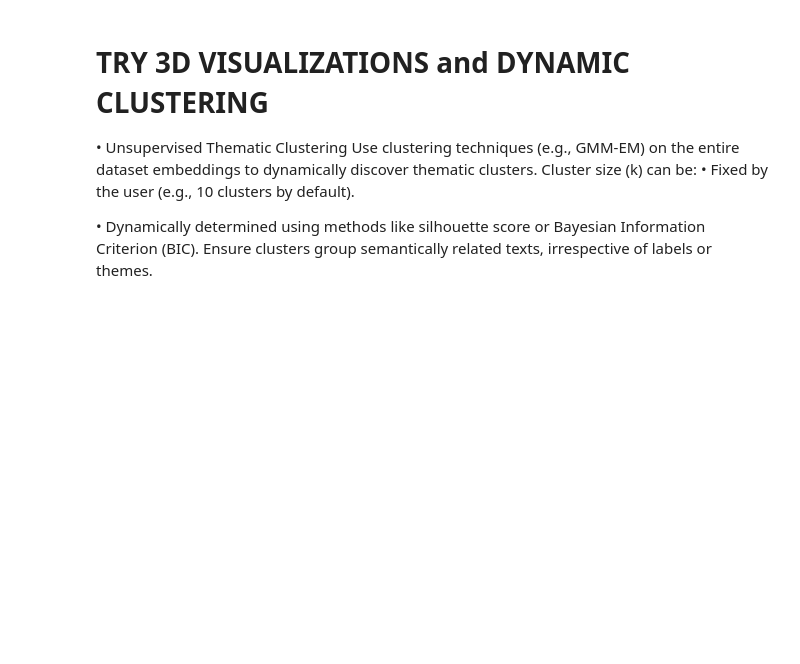
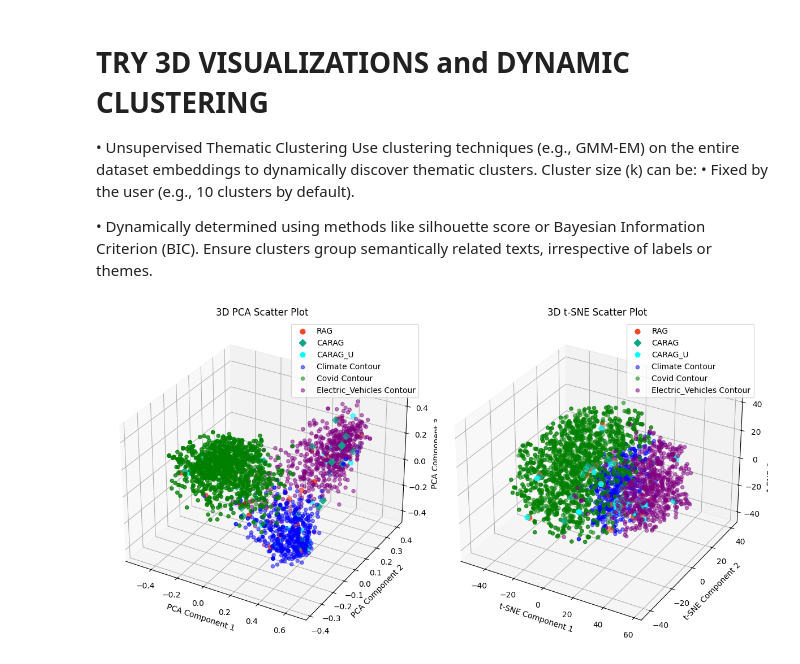
Before and after one commit to manjuvallayil/factver_dev, a Jupyter notebook: carag-u_eval.ipynb, the cells around one changed output. Drawn from its saved outputs; the diff is of its cells as text; code cells hidden in the pictures; blank space fills up the shorter version.

```diff
--- a/carag-u_eval.ipynb
+++ b/carag-u_eval.ipynb
@@ -576,3 +594,75 @@ invalid value encountered in scalar divide
 • Unsupervised Thematic Clustering  Use clustering techniques (e.g., GMM-EM) on the entire dataset embeddings to dynamically discover thematic clusters.  Cluster size (k) can be:  • Fixed by the user (e.g., 10 clusters by default).
 
 • Dynamically determined using methods like silhouette score or Bayesian Information Criterion (BIC).  Ensure clusters group semantically related texts, irrespective of labels or themes.
+# %%
+import numpy as np
+import matplotlib.pyplot as plt
+from mpl_toolkits.mplot3d import Axes3D
+from sklearn.decomposition import PCA
+from sklearn.manifold import TSNE
+
+# PCA transformation (3D)
+pca = PCA(n_components=3)
+pca_embeddings = pca.fit_transform(all_embeddings)
+rag_pca = pca_embeddings[:len(rag_embeddings)]
+carag_pca = pca_embeddings[len(rag_embeddings):len(rag_embeddings) + len(carag_embeddings)]
+carag_u_pca = pca_embeddings[len(rag_embeddings) + len(carag_embeddings):len(rag_embeddings) + len(carag_embeddings) + len(carag_u_embeddings)]
+themed_pca = {
+    theme: pca_embeddings[
+        len(rag_embeddings) + len(carag_embeddings) + len(carag_u_embeddings)
+        + sum(len(v) for k, v in list(themed_data_embeddings.items())[:i])
+        :][:len(vectors)]
+    for i, (theme, vectors) in enumerate(themed_data_embeddings.items())
+}
+
+# t-SNE transformation (3D)
+tsne = TSNE(n_components=3, perplexity=30, random_state=42)
+tsne_embeddings = tsne.fit_transform(all_embeddings)
+rag_tsne = tsne_embeddings[:len(rag_embeddings)]
+carag_tsne = tsne_embeddings[len(rag_embeddings):len(rag_embeddings) + len(carag_embeddings)]
+carag_u_tsne = tsne_embeddings[len(rag_embeddings) + len(carag_embeddings):len(rag_embeddings) + len(carag_embeddings) + len(carag_u_embeddings)]
+themed_tsne = {
+    theme: tsne_embeddings[
+        len(rag_embeddings) + len(carag_embeddings) + len(carag_u_embeddings)
+        + sum(len(v) for k, v in list(themed_data_embeddings.items())[:i])
+        :][:len(vectors)]
+    for i, (theme, vectors) in enumerate(themed_data_embeddings.items())
+}
+
+# 3D Visualization for PCA and t-SNE
+fig = plt.figure(figsize=(12, 6))
+
+# PCA 3D scatter plot
+ax_pca = fig.add_subplot(121, projection='3d')
+ax_pca.scatter(rag_pca[:, 0], rag_pca[:, 1], rag_pca[:, 2], color=approach_colors['RAG'], label='RAG', s=40)
+ax_pca.scatter(carag_pca[:, 0], carag_pca[:, 1], carag_pca[:, 2], color=approach_colors['CARAG'], label='CARAG', s=40, marker='D')
+ax_pca.scatter(carag_u_pca[:, 0], carag_u_pca[:, 1], carag_u_pca[:, 2], color=approach_colors['CARAG_U'], label='CARAG_U', s=50, marker='p')
+for theme, color in theme_colors.items():
+    points = themed_pca.get(theme, np.array([]))
+    if points.size > 0:
+        ax_pca.scatter(points[:, 0], points[:, 1], points[:, 2], color=color, alpha=0.5, label=f'{theme} Contour')
+ax_pca.set_title("3D PCA Scatter Plot")
+ax_pca.set_xlabel("PCA Component 1")
+ax_pca.set_ylabel("PCA Component 2")
+ax_pca.set_zlabel("PCA Component 3")
+ax_pca.legend()
+
+# t-SNE 3D scatter plot
+ax_tsne = fig.add_subplot(122, projection='3d')
+ax_tsne.scatter(rag_tsne[:, 0], rag_tsne[:, 1], rag_tsne[:, 2], color=approach_colors['RAG'], label='RAG', s=40)
+ax_tsne.scatter(carag_tsne[:, 0], carag_tsne[:, 1], carag_tsne[:, 2], color=approach_colors['CARAG'], label='CARAG', s=40, marker='D')
+ax_tsne.scatter(carag_u_tsne[:, 0], carag_u_tsne[:, 1], carag_u_tsne[:, 2], color=approach_colors['CARAG_U'], label='CARAG_U', s=50, marker='p')
+for theme, color in theme_colors.items():
+    points = themed_tsne.get(theme, np.array([]))
+    if points.size > 0:
+        ax_tsne.scatter(points[:, 0], points[:, 1], points[:, 2], color=color, alpha=0.5, label=f'{theme} Contour')
+ax_tsne.set_title("3D t-SNE Scatter Plot")
+ax_tsne.set_xlabel("t-SNE Component 1")
+ax_tsne.set_ylabel("t-SNE Component 2")
+ax_tsne.set_zlabel("t-SNE Component 3")
+ax_tsne.legend()
+
+plt.tight_layout()
+plt.show()
+# %% [output]
+[figure, added]
```
Also changed, not shown: parts of 5 cells of this notebook.
